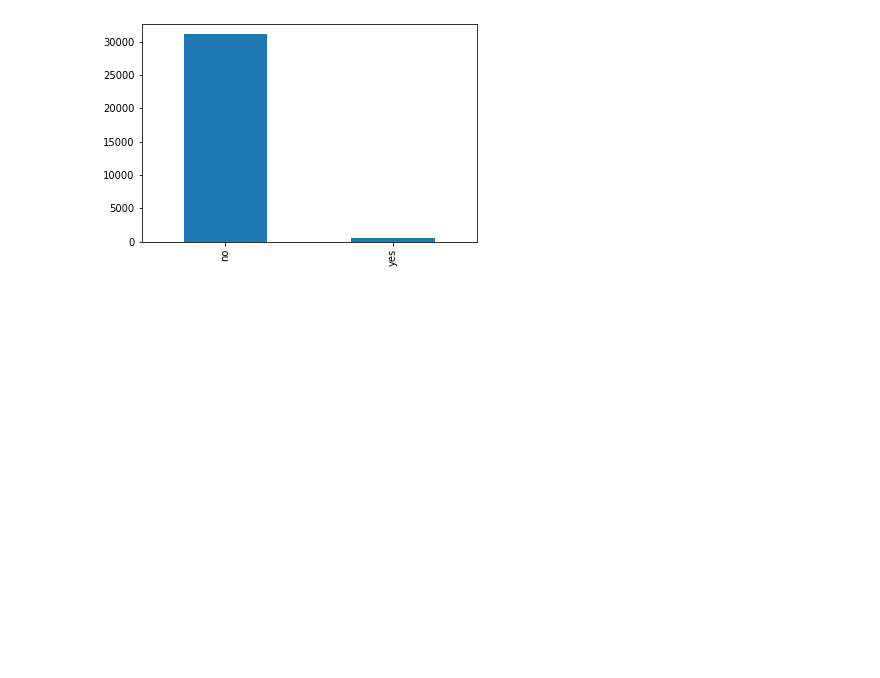
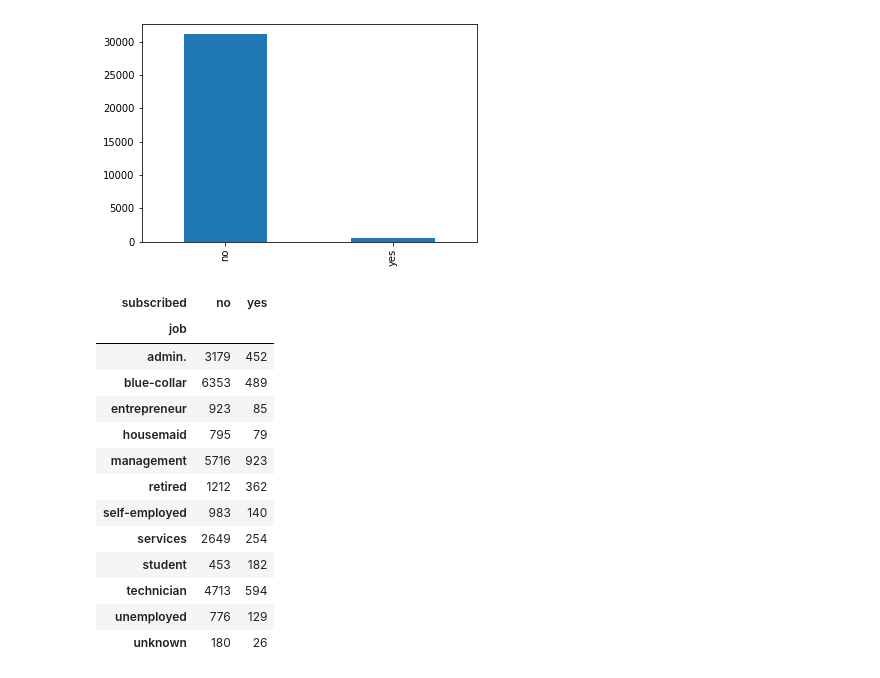
Before and after one commit to sagarkumarmishra/Data-Science-project, a Jupyter notebook: Final_Project.ipynb, the cells around one changed output. Drawn from its saved outputs; the diff is of its cells as text; code cells hidden in the pictures; blank space fills up the shorter version.

```diff
--- a/Final_Project.ipynb
+++ b/Final_Project.ipynb
@@ -96,3 +96,22 @@ train['default'].value_counts().plot.bar()
 # %% [output]
 <matplotlib.axes._subplots.AxesSubplot at 0x...>
 [figure]
+# %%
+job=pd.crosstab(train['job'],train['subscribed'])
+# %%
+job
+# %% [output]
+| subscribed | no | yes |
+| job |  |  |
+| admin. | 3179 | 452 |
+| blue-collar | 6353 | 489 |
+| entrepreneur | 923 | 85 |
+| housemaid | 795 | 79 |
+| management | 5716 | 923 |
+| retired | 1212 | 362 |
+| self-employed | 983 | 140 |
+| services | 2649 | 254 |
+| student | 453 | 182 |
+| technician | 4713 | 594 |
+| unemployed | 776 | 129 |
+| unknown | 180 | 26 |
```
Also changed, not shown: parts of 7 cells of this notebook.
